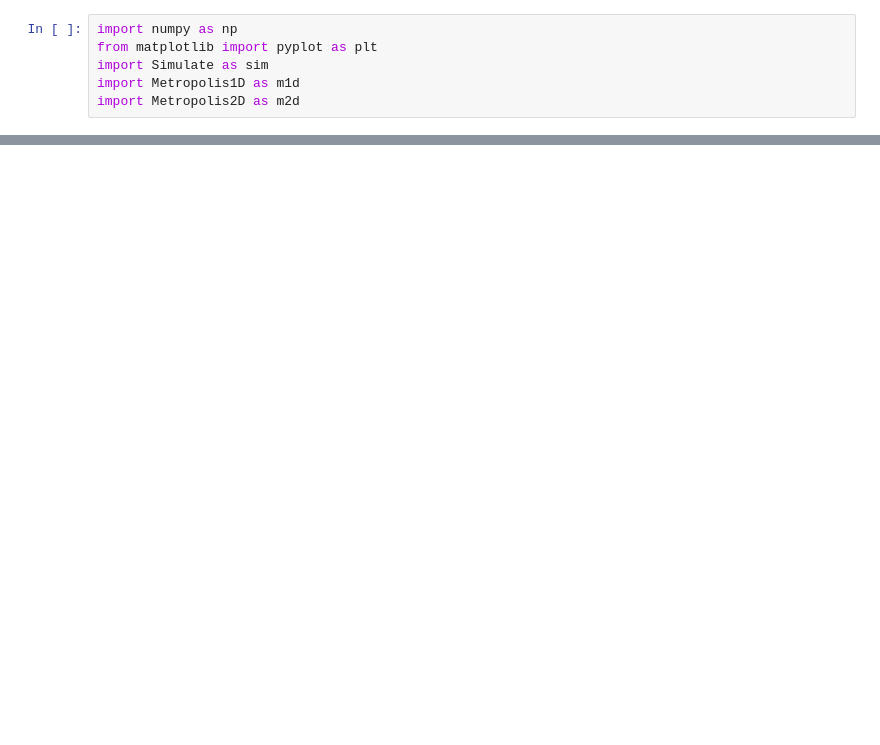
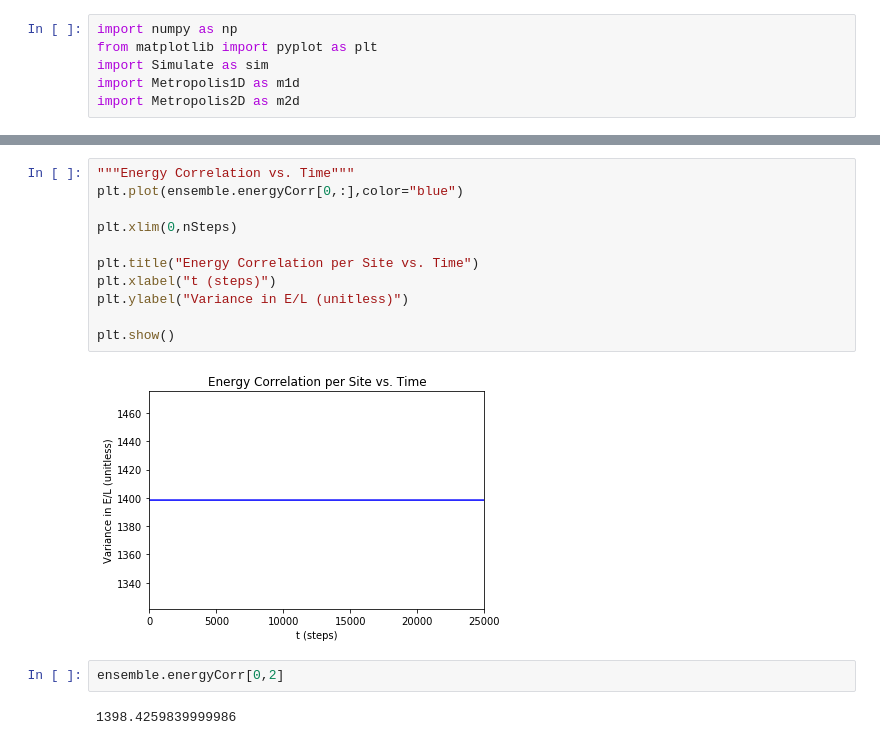
Before and after one commit to j-curtis/IsingMetro, a Jupyter notebook: Simulation-Analysis.ipynb, the cells around one changed output, grey strips where cells are left out. Saved outputs shown, nothing was run; the diff lists cells and outputs as text; blank space fills up the shorter version.

```diff
--- a/Simulation-Analysis.ipynb
+++ b/Simulation-Analysis.ipynb
@@ -69,0 +70,17 @@ plt.show()
+# %%
+"""Energy Correlation vs. Time"""
+plt.plot(ensemble.energyCorr[0,:],color="blue")
+
+plt.xlim(0,nSteps)
+
+plt.title("Energy Correlation per Site vs. Time")
+plt.xlabel("t (steps)")
+plt.ylabel("Variance in E/L (unitless)")
+
+plt.show()
+# %% [output]
+[figure, added]
+# %%
+ensemble.energyCorr[0,2]
+# %% [output]
+1398.4259839999986
```
Also changed, not shown: parts of 4 cells of this notebook, 1 other file.
